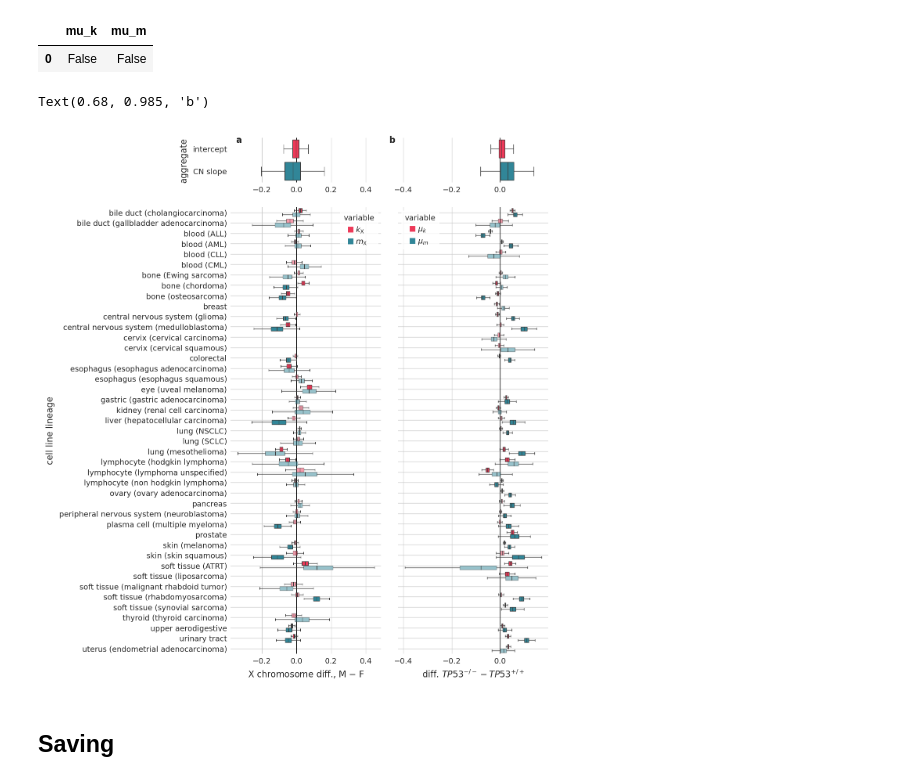
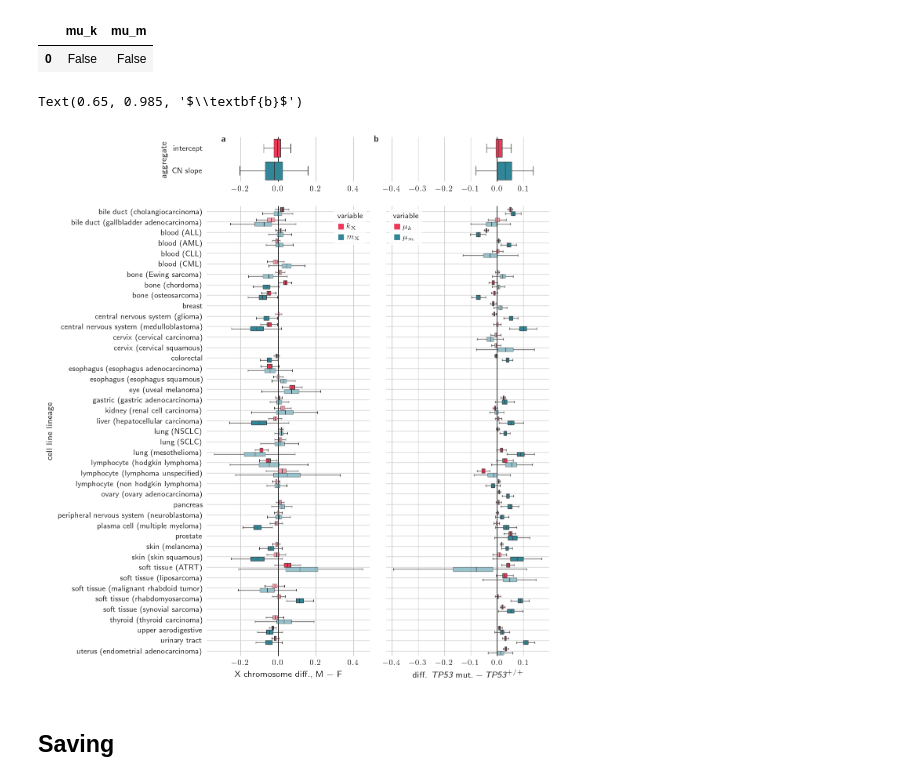
Before and after one commit to Kevin-Haigis-Lab/speclet, a Jupyter notebook: figures/004_v001_cell-tp53-sex-chrom.ipynb, the cells around one changed output. Drawn from its saved outputs; the diff is of its cells as text; code cells hidden in the pictures.

Commit message:
style: style adjustments to all figures

```diff
--- a/figures/004_v001_cell-tp53-sex-chrom.ipynb
+++ b/figures/004_v001_cell-tp53-sex-chrom.ipynb
@@ -208,38 +208,38 @@ _plot_comparison_distributions(
 
 Xchrom_top_ax.set_ylabel("aggregate")
 Xchrom_top_ax.set_yticklabels(["intercept", "CN slope"])
 Xchrom_bot_ax.set_ylabel("cell line lineage")
 Xchrom_bot_ax.set_xlabel("X chromosome diff., M $-$ F")
-tp53_bot_ax.set_xlabel("diff. $TP53^{-/-} - TP53^{+/+}$")
+tp53_bot_ax.set_xlabel(r"diff. $\textit{TP53}\textsf{ mut.} - \textit{TP53}^{+/+}$")
 tp53_bot_ax.tick_params("y", labelleft=False)
 tp53_top_ax.tick_params("y", labelleft=False)
 tp53_bot_ax.set_ylabel(None)
 tp53_top_ax.set_ylabel(None)
 
 leg_kwargs = {
     "title": "variable",
     "handletextpad": 0.7,
     "handlelength": 0,
     "frameon": True,
     "edgecolor": "white",
 }
 handles_kwargs = {"lw": 0, "marker": "s", "markersize": 4}
 Xchrom_bot_ax.legend(
     handles=pal_to_legend_handles(xchrom_pal_show, **handles_kwargs),
     loc="upper right",
     **leg_kwargs,
 )
 tp53_bot_ax.legend(
     handles=pal_to_legend_handles(tp53_pal_show, **handles_kwargs),
     loc="upper left",
     **leg_kwargs,
 )
 
-figure.text(0.38, 0.985, "a", fontsize=8, fontweight="bold")
-figure.text(0.68, 0.985, "b", fontsize=8, fontweight="bold")
+figure.text(0.35, 0.985, r"$\textbf{a}$", fontsize=8)
+figure.text(0.65, 0.985, r"$\textbf{b}$", fontsize=8)
 # %% [output]
-Text(0.68, 0.985, 'b')
+Text(0.65, 0.985, '$\\textbf{b}$')
-[figure, old version]
+[figure, new version]
 # %% [markdown]
 ## Saving
 # %%
```
Also changed, not shown: parts of 2 cells of this notebook, 25 other files.
